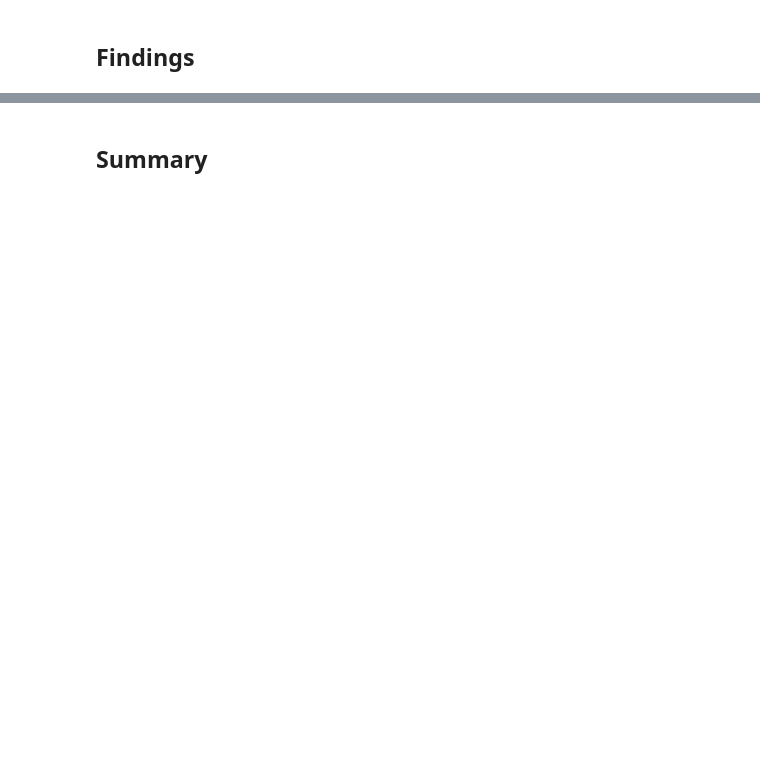
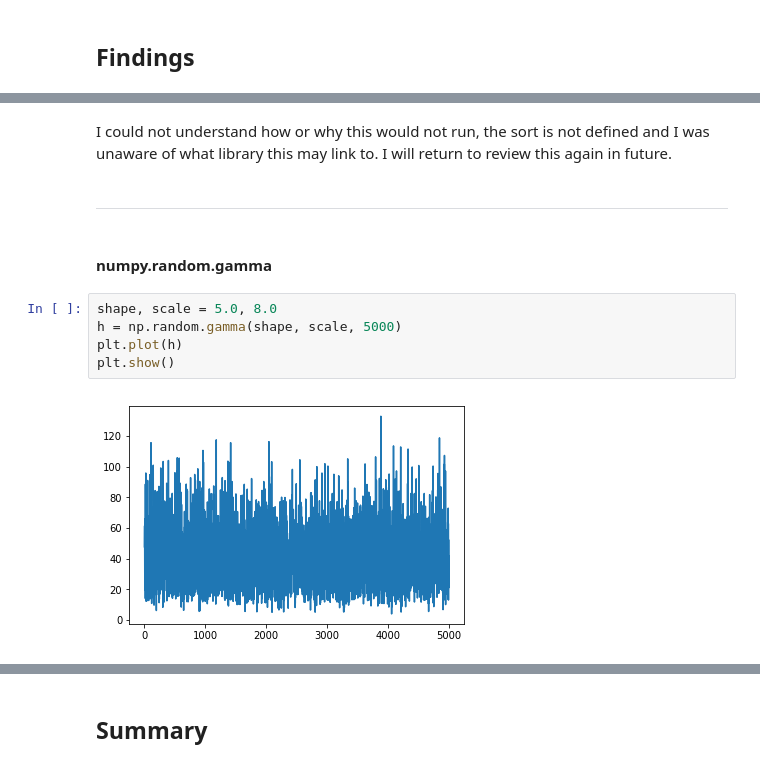
Before and after one commit to vwalsh86/Prog-for-DA-Practical-Work, a Jupyter notebook: numpy-random.ipynb, the cells around one changed output, grey strips where cells are left out. Cells and saved outputs as stored; diff of their text form; blank space fills up the shorter version.

```diff
--- a/numpy-random.ipynb
+++ b/numpy-random.ipynb
@@ -40,0 +137,14 @@ It is my intention with this repository to investigate and satisfy these followi
+# %% [markdown]
+I could not understand how or why this would not run, the sort is not defined and I was unaware of what library this may link to.
+I will return to review this again in future.
+# %% [markdown]
+--------------------------------
+# %% [markdown]
+#### numpy.random.gamma
+# %%
+shape, scale = 5.0, 8.0
+h = np.random.gamma(shape, scale, 5000)
+plt.plot(h)
+plt.show()
+# %% [output]
+[figure, added]
```
Also changed, not shown: parts of 38 cells of this notebook.
